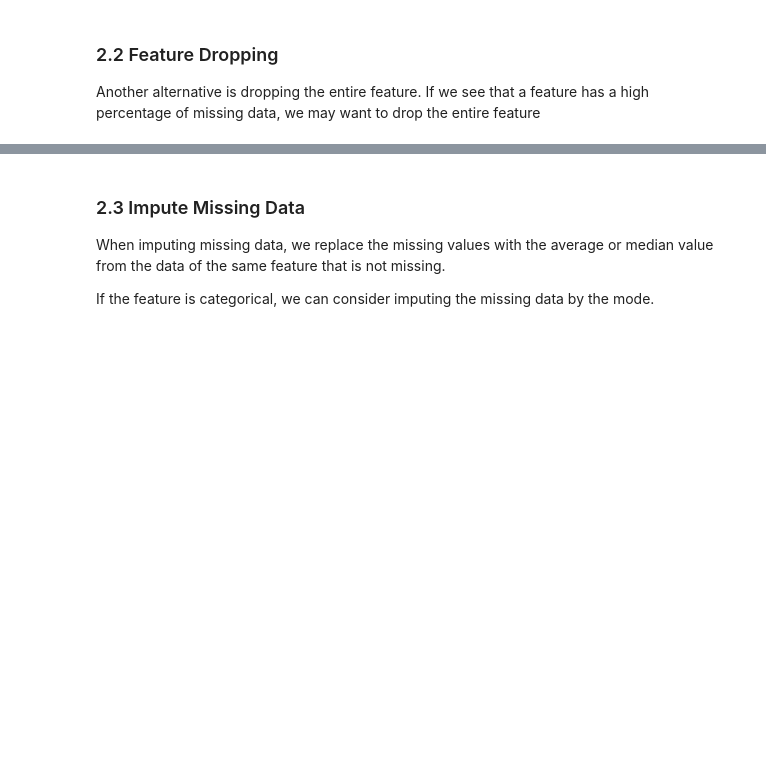
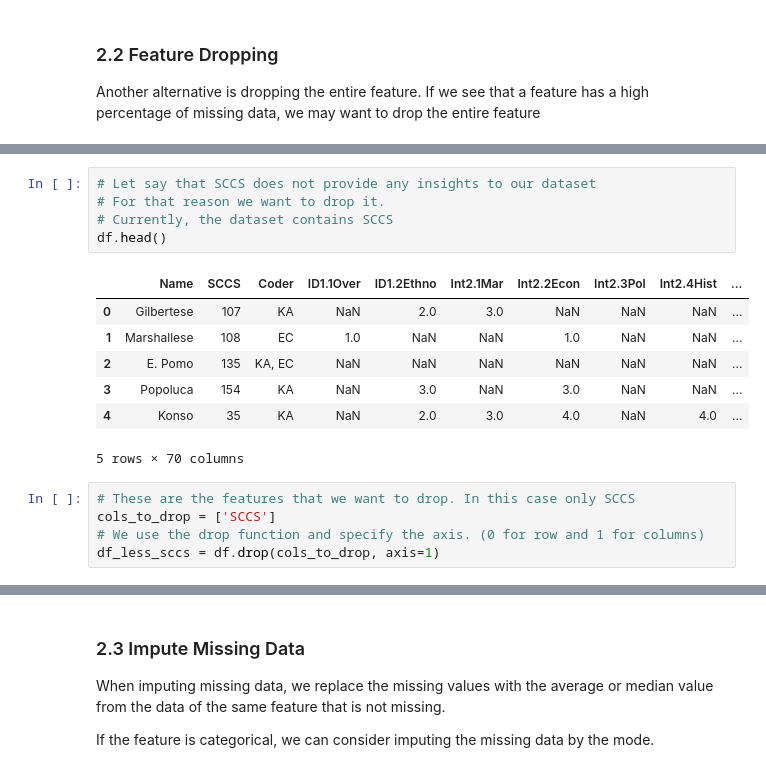
Before and after one commit to knarfamlap/physics270, a Jupyter notebook: cleaning.ipynb, the cells around one changed output, grey strips where cells are left out. Drawn from its saved outputs; the diff is of its cells as text; blank space fills up the shorter version.

```diff
--- a/cleaning.ipynb
+++ b/cleaning.ipynb
@@ -232,0 +297,18 @@ df_less_sccs.head()
+# %%
+# Let say that SCCS does not provide any insights to our dataset
+# For that reason we want to drop it.
+# Currently, the dataset contains SCCS
+df.head()
+# %% [output]
+|  | Name | SCCS | Coder | ID1.1Over | ID1.2Ethno | Int2.1Mar | Int2.2Econ | Int2.3Pol | Int2.4Hist | ... |
+| 0 | Gilbertese | 107 | KA | NaN | 2.0 | 3.0 | NaN | NaN | NaN | ... |
+| 1 | Marshallese | 108 | EC | 1.0 | NaN | NaN | 1.0 | NaN | NaN | ... |
+| 2 | E. Pomo | 135 | KA, EC | NaN | NaN | NaN | NaN | NaN | NaN | ... |
+| 3 | Popoluca | 154 | KA | NaN | 3.0 | NaN | 3.0 | NaN | NaN | ... |
+| 4 | Konso | 35 | KA | NaN | 2.0 | 3.0 | 4.0 | NaN | 4.0 | ... |
+5 rows × 70 columns
+# %%
+# These are the features that we want to drop. In this case only SCCS
+cols_to_drop = ['SCCS']
+# We use the drop function and specify the axis. (0 for row and 1 for columns)
+df_less_sccs = df.drop(cols_to_drop, axis=1)
```
Also changed, not shown: parts of 28 cells of this notebook.
